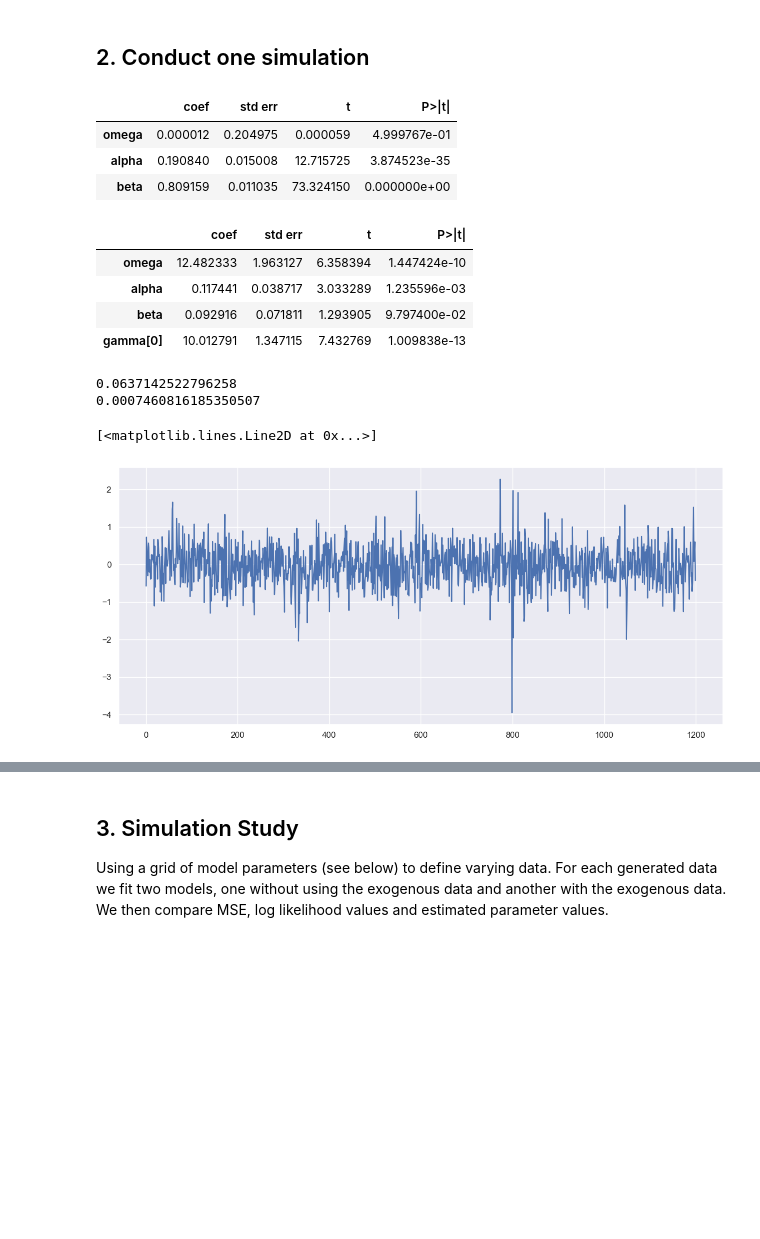
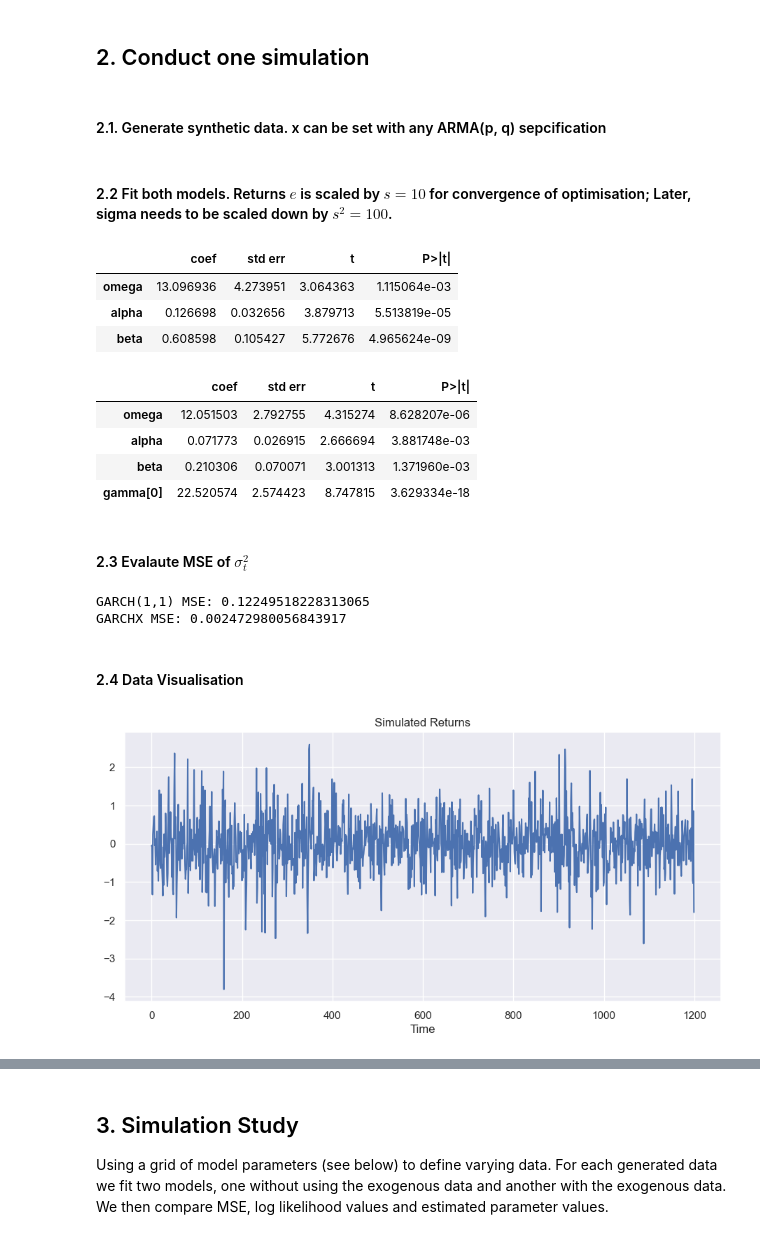
Before and after one commit to hwh1771/sentiment-analysis-volatility-forecasting, a Jupyter notebook: notebooks/05_garch_data_generating_process.ipynb, the cells around one changed output, grey strips where cells are left out. Cells and saved outputs as stored; diff of their text form; code cells hidden in the pictures; blank space fills up the shorter version.

```diff
--- a/notebooks/05_garch_data_generating_process.ipynb
+++ b/notebooks/05_garch_data_generating_process.ipynb
@@ -71,17 +80,19 @@ def mse(arr1, arr2):
     return np.sum(np.square(np.array(arr1) - np.array(arr2))) / len(arr1)
 # %% [markdown]
 ## 2. Conduct one simulation
+# %% [markdown]
+#### 2.1. Generate synthetic data. x can be set with any ARMA(p, q) sepcification
 # %%
 T = 1200
 
 # Generate exo
-np.random.seed(5)
-x1 = generate_ARMA_data([], [], T)
+np.random.seed(69)
+x = generate_ARMA_data([], [], T)
 
-np.random.seed(5)
-x2 = generate_ARMA_data([], [], T)
-params = (0.1, 0.1, 0.2, 0.1)
-e, sigma2 = generate_GARCH_data(*params, T, x2)
+params = (0.1, 0.1, 0.2, 0.25)  # (omega, alpha, beta, gamma)
+e, sigma2 = generate_GARCH_data(*params, T, x)
+# %% [markdown]
+#### 2.2 Fit both models. Returns $e$ is scaled by $s=10$ for convergence of optimisation; Later, sigma needs to be scaled down by $s^2=100$.
 # %%
 # Fit without exogenous
 garch_without_exo = GARCH(p=1, q=1, z=0)
@@ -90,30 +101,36 @@ garch_without_exo.train(10*e, method='SLSQP', use_constraints=True)
 garch_without_exo.summary()
 # %% [output]
 |  | coef | std err | t | P>|t| |
-| omega | 0.000012 | 0.204975 | 0.000059 | 4.999767e-01 |
-| alpha | 0.190840 | 0.015008 | 12.715725 | 3.874523e-35 |
-| beta | 0.809159 | 0.011035 | 73.324150 | 0.000000e+00 |
+| omega | 13.096936 | 4.273951 | 3.064363 | 1.115064e-03 |
+| alpha | 0.126698 | 0.032656 | 3.879713 | 5.513819e-05 |
+| beta | 0.608598 | 0.105427 | 5.772676 | 4.965624e-09 |
 # %%
 garch_with_exo = GARCH(p=1, q=1, z=1)
-garch_with_exo.train(10*e, x=np.array(x2), method='SLSQP', use_constraints=True)
+garch_with_exo.train(10*e, x=np.array(x), method='SLSQP', use_constraints=True)
 
 garch_with_exo.summary()
 # %% [output]
 |  | coef | std err | t | P>|t| |
-| omega | 12.482333 | 1.963127 | 6.358394 | 1.447424e-10 |
-| alpha | 0.117441 | 0.038717 | 3.033289 | 1.235596e-03 |
-| beta | 0.092916 | 0.071811 | 1.293905 | 9.797400e-02 |
-| gamma[0] | 10.012791 | 1.347115 | 7.432769 | 1.009838e-13 |
+| omega | 12.051503 | 2.792755 | 4.315274 | 8.628207e-06 |
+| alpha | 0.071773 | 0.026915 | 2.666694 | 3.881748e-03 |
+| beta | 0.210306 | 0.070071 | 3.001313 | 1.371960e-03 |
+| gamma[0] | 22.520574 | 2.574423 | 8.747815 | 3.629334e-18 |
+# %% [markdown]
+#### 2.3 Evalaute MSE of $\sigma_t^2$
 # %%
-print(mse(sigma2, garch_without_exo.sigma2/100))
-print(mse(sigma2, garch_with_exo.sigma2/100))
+print(f"GARCH(1,1) MSE: {mse(sigma2, garch_without_exo.sigma2/100)}")
+print(f"GARCHX MSE: {mse(sigma2, garch_with_exo.sigma2/100)}")
 # %% [output]
-0.0637142522796258
-0.0007460816185350507
+GARCH(1,1) MSE: 0.12249518228313065
+GARCHX MSE: 0.002472980056843917
+# %% [markdown]
+#### 2.4 Data Visualisation
 # %%
-f, axs = plt.subplots(figsize=(14, 6))
+f, axs = plt.subplots(figsize=(11, 5))
 plt.plot(e)
+plt.xlabel('Time')
+plt.title('Simulated Returns')
+plt.show()
 # %% [output]
-[<matplotlib.lines.Line2D at 0x...>]
-[figure, old version]
+[figure, new version]
 # %%
```
Also changed, not shown: parts of 16 cells of this notebook.
